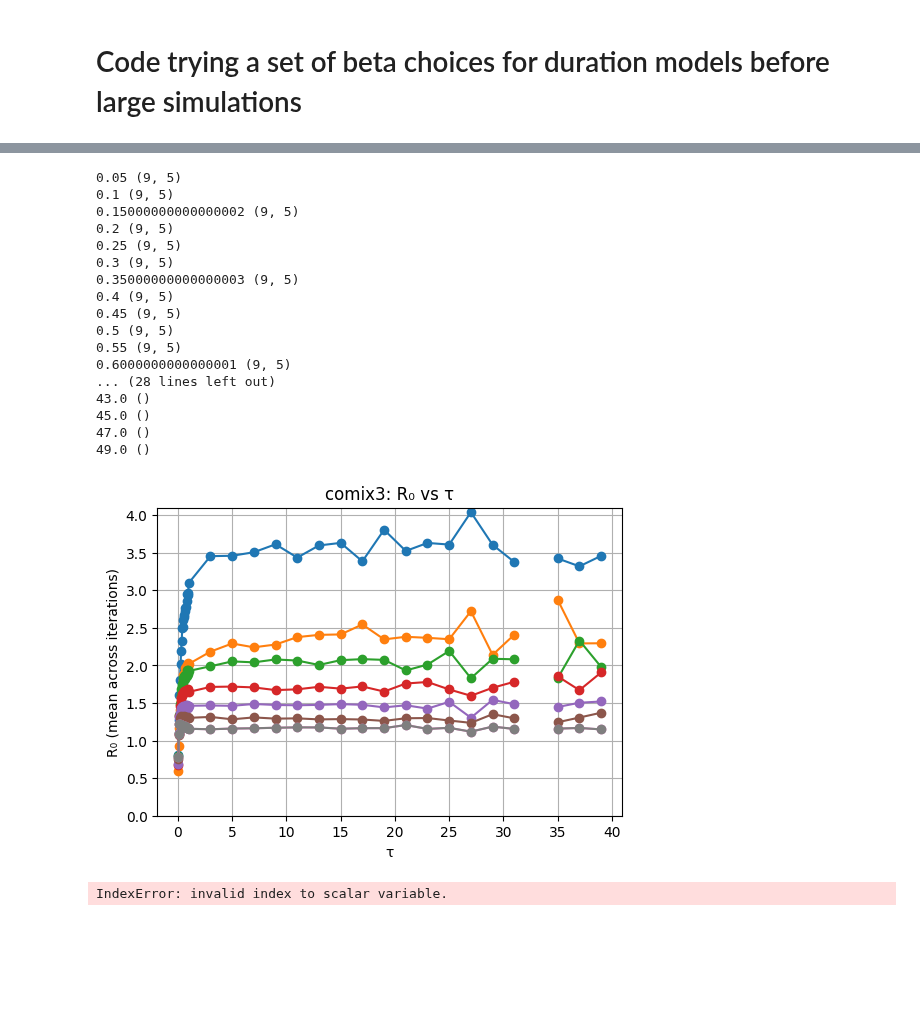
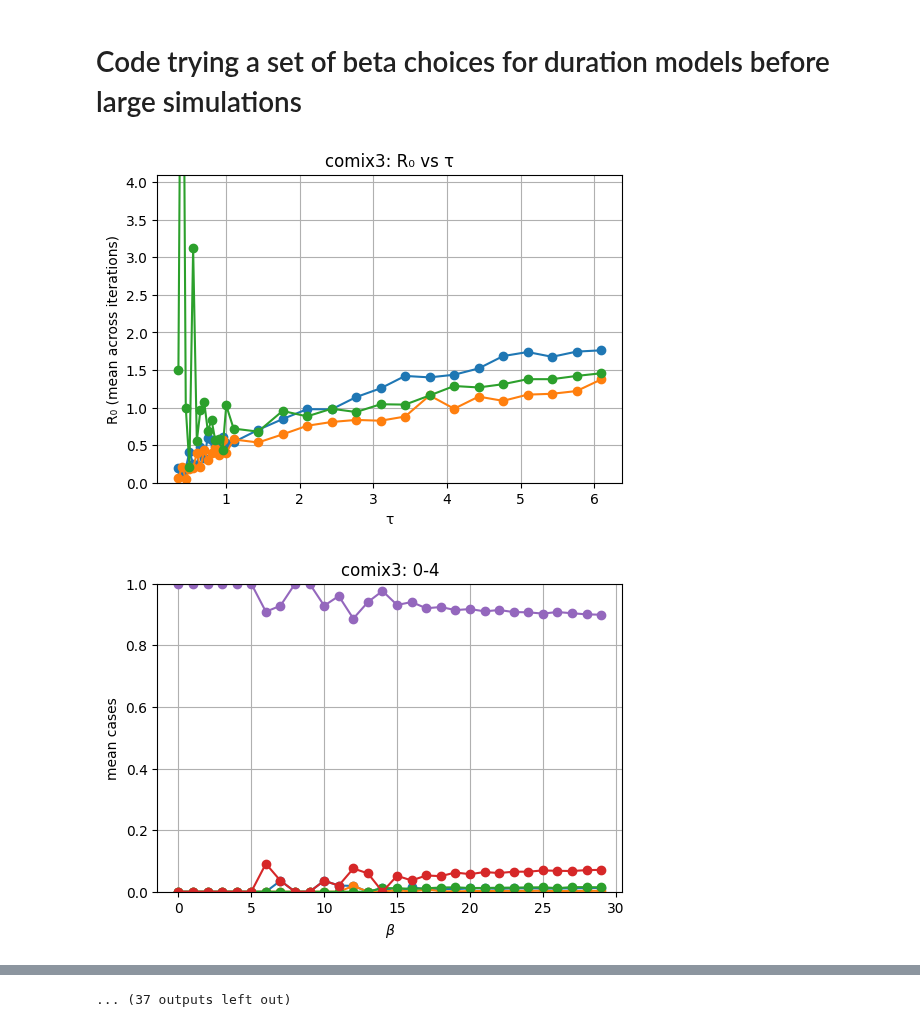
Before and after one commit to LukeMurrayKearney/Data-Driven-Networks-Code, a Jupyter notebook: duration+ages/beta_choices.ipynb, the cells around one changed output, grey strips where cells are left out. Saved outputs shown, nothing was run; the diff lists cells and outputs as text; code cells hidden in the pictures; blank space fills up the shorter version.

```diff
--- a/duration+ages/beta_choices.ipynb
+++ b/duration+ages/beta_choices.ipynb
@@ -20,7 +20,7 @@ duration_labels = ['0-5 mins', '5-15 mins', '15-60 mins', '1-4 hours', '4+ hours
 
 for data in datas:
     if data != 'poly':
-        with open(f'sims/{data}_20.json', 'r') as f:
+        with open(f'sims/{data}_0_g.json', 'r') as f:
             res = json.load(f)
     else:
         with open(f'sims/{data}_0.json', 'r') as f:
@@ -58,19 +58,20 @@ for data in datas:
     keys.sort()
     dur_breakdown = []
     for key in keys:
-        print(key, np.mean([[sum(b) for b in a] for a in tmp_a[key]], axis=0).shape)
-        dur_breakdown.append(np.mean([[sum(b) for b in a] for a in tmp_a[key]], axis=0))
+        # print(key, np.mean([[sum(b) for b in a] for a in tmp_a[key]], axis=0).shape)
+        if len(tmp_a[key]) > 0:
+            dur_breakdown.append(np.mean([[sum(b) for b in a] for a in tmp_a[key]], axis=0))
 
     # 1) R0 vs taus
     plt.figure(figsize=(6,4))
     plt.plot(taus, r0_mean, marker='o', label="R₀ 1")
     plt.plot(taus, r02_mean, marker='o', label="R₀ 2")
     plt.plot(taus, r03_mean, marker='o', label="R₀ 3")
-    plt.plot(taus, r04_mean, marker='o', label="R₀ 4")
-    plt.plot(taus, r05_mean, marker='o', label="R₀ 5")
-    plt.plot(taus, r06_mean, marker='o', label="R₀ 6")
-    plt.plot(taus, r07_mean, marker='o', label="R₀ 7")
-    plt.plot(taus, r08_mean, marker='o', label="R₀ 8")
+    # plt.plot(taus, r04_mean, marker='o', label="R₀ 4")
+    # plt.plot(taus, r05_mean, marker='o', label="R₀ 5")
+    # plt.plot(taus, r06_mean, marker='o', label="R₀ 6")
+    # plt.plot(taus, r07_mean, marker='o', label="R₀ 7")
+    # plt.plot(taus, r08_mean, marker='o', label="R₀ 8")
     plt.xlabel("τ")
     plt.ylabel("R₀ (mean across iterations)")
     plt.title(f"{data}: R₀ vs τ")
@@ -94,30 +95,32 @@ for data in datas:
         plt.ylim(0, 1)
         # plt.legend()
         plt.grid(True)
         plt.show()
         plt.close()
 
     # 3) fs vs R0
     plt.figure(figsize=(6,4))
     plt.scatter(r0_mean, fs_mean, c=taus, cmap="viridis", s=50)
     plt.colorbar(label="τ")
     plt.xlabel("R₀ (mean)")
     plt.ylabel("f_s (mean)")
     plt.title(f"{data}: f_s vs R₀ (colored by τ)")
     plt.xlim(0, 4.1)
     plt.ylim(0, 1)
     plt.grid(True)
     plt.show()
 
     # 4) avg_d_network vs avg_d_input
     plt.figure(figsize=(6,4))
     plt.plot(taus, avg_d_network, marker='^', label="avg_d_network")
     plt.axhline(y=avg_d_input, color='red', linestyle='--', label="avg_d_input")
     plt.xlabel("τ")
     plt.ylabel("Degree")
     plt.title(f"{data}: Network vs Input degree")
     plt.ylim(0, max(max(avg_d_network), avg_d_input) + .5)
     plt.legend()
     plt.grid(True)
     plt.show()
 # %% [output]
+[figure, new version]
+[figure, added]
@@ -124,19 +137 @@ for data in datas:
-0.05 (9, 5)
-0.1 (9, 5)
-0.15000000000000002 (9, 5)
-0.2 (9, 5)
-0.25 (9, 5)
-0.3 (9, 5)
-0.35000000000000003 (9, 5)
-0.4 (9, 5)
-0.45 (9, 5)
-0.5 (9, 5)
-0.55 (9, 5)
-0.6000000000000001 (9, 5)
-... (28 lines left out)
-43.0 ()
-45.0 ()
-47.0 ()
-49.0 ()
+... (37 outputs left out)
-[figure, old version]
-IndexError: invalid index to scalar variable.
```
Also changed, not shown: parts of 1 cell of this notebook, 4 other files.
